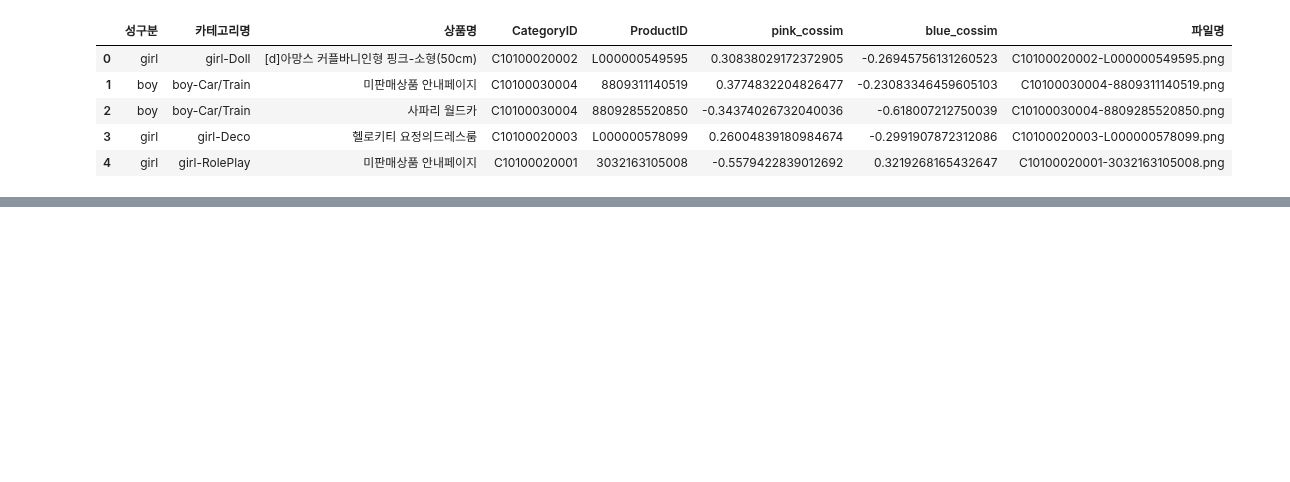
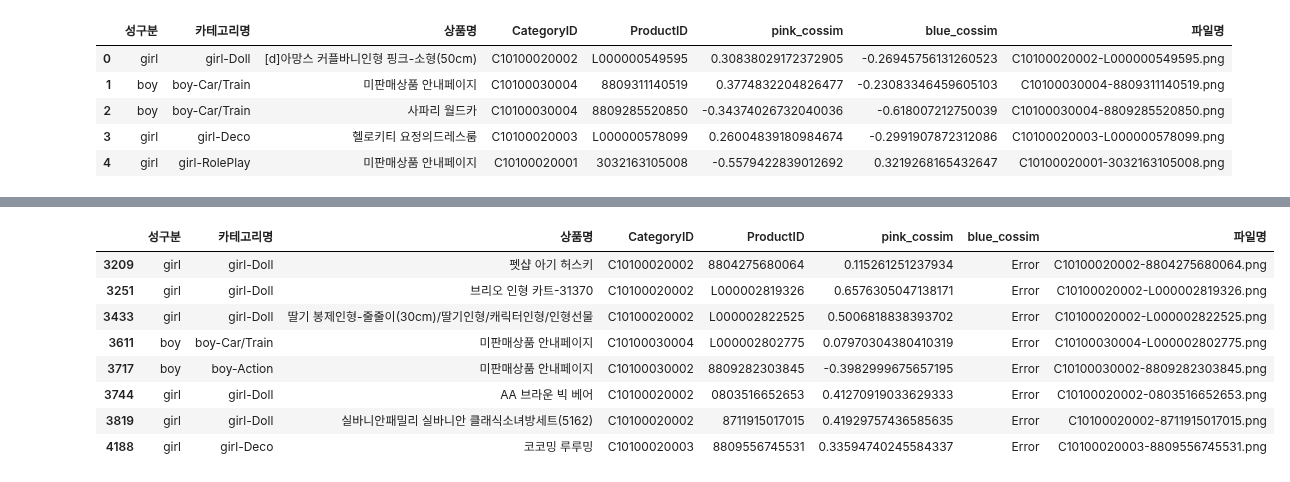
Before and after one commit to YoonkyungKim/Colors_of_Toys, a Jupyter notebook: color analysis/soryeongk_summary.ipynb, the cells around one changed output, grey strips where cells are left out. Cells and saved outputs as stored; diff of their text form; code cells hidden in the pictures; blank space fills up the shorter version.

```diff
--- a/color analysis/soryeongk_summary.ipynb
+++ b/color analysis/soryeongk_summary.ipynb
@@ -22,0 +30,12 @@ df[df['blue_cossim'] == 'Error2']
+# %%
+df[df['blue_cossim'] == 'Error']
+# %% [output]
+|  | 성구분 | 카테고리명 | 상품명 | CategoryID | ProductID | pink_cossim | blue_cossim | 파일명 |
+| 3209 | girl | girl-Doll | 펫샵 아기 허스키 | C10100020002 | 8804275680064 | 0.115261251237934 | Error | C10100020002-8804275680064.png |
+| 3251 | girl | girl-Doll | 브리오 인형 카트-31370 | C10100020002 | L000002819326 | 0.6576305047138171 | Error | C10100020002-L000002819326.png |
+| 3433 | girl | girl-Doll | 딸기 봉제인형-줄줄이(30cm)/딸기인형/캐릭터인형/인형선물 | C10100020002 | L000002822525 | 0.5006818838393702 | Error | C10100020002-L000002822525.png |
+| 3611 | boy | boy-Car/Train | 미판매상품 안내페이지 | C10100030004 | L000002802775 | 0.07970304380410319 | Error | C10100030004-L000002802775.png |
+| 3717 | boy | boy-Action | 미판매상품 안내페이지 | C10100030002 | 8809282303845 | -0.3982999675657195 | Error | C10100030002-8809282303845.png |
+| 3744 | girl | girl-Doll | AA 브라운 빅 베어 | C10100020002 | 0803516652653 | 0.41270919033629333 | Error | C10100020002-0803516652653.png |
+| 3819 | girl | girl-Doll | 실바니안패밀리 실바니안 클래식소녀방세트(5162) | C10100020002 | 8711915017015 | 0.41929757436585635 | Error | C10100020002-8711915017015.png |
+| 4188 | girl | girl-Deco | 코코밍 루루밍 | C10100020003 | 8809556745531 | 0.33594740245584337 | Error | C10100020003-8809556745531.png |
```
Also changed, not shown: parts of 15 cells of this notebook, 1 other file.
